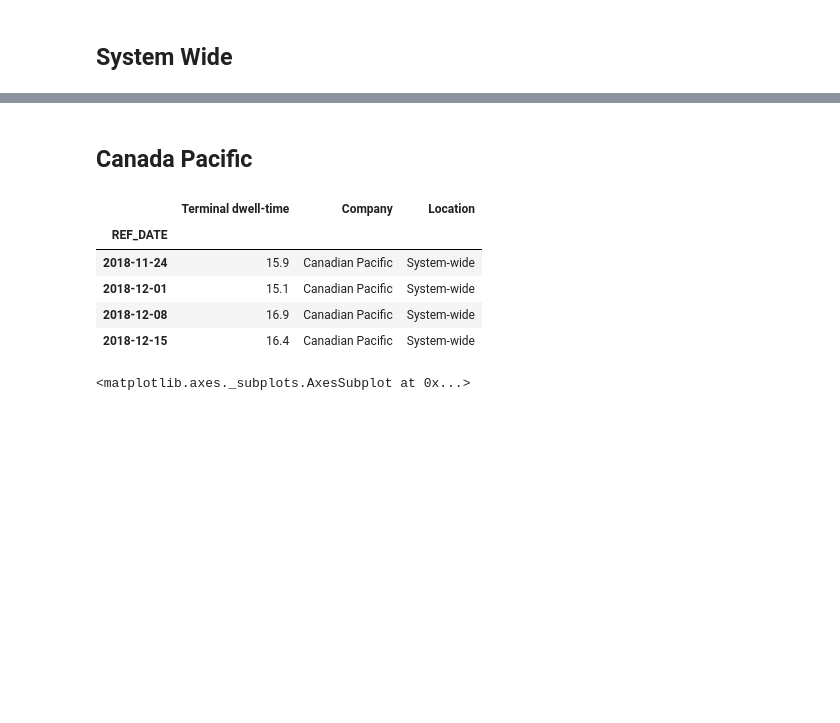
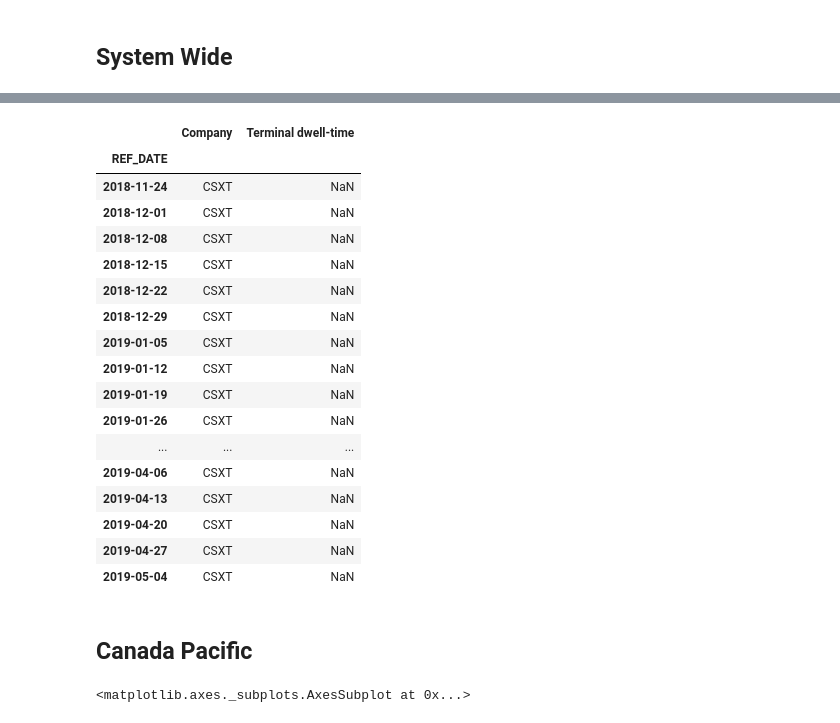
Before and after one commit to ocan-data/OpenCanadaData, a Jupyter notebook: notebooks/examples/RailPerformance.ipynb, the cells around one changed output, grey strips where cells are left out. Saved outputs shown, nothing was run; the diff lists cells and outputs as text; code cells hidden in the pictures; blank space fills up the shorter version.

```diff
--- a/notebooks/examples/RailPerformance.ipynb
+++ b/notebooks/examples/RailPerformance.ipynb
@@ -85,15 +166,26 @@ rail_system_wide.head(20)
+# %%
+by_company.query("Company == 'CSXT'")
+# %% [output]
+|  | Company | Terminal dwell-time |
+| REF_DATE |  |  |
+| 2018-11-24 | CSXT | NaN |
+| 2018-12-01 | CSXT | NaN |
+| 2018-12-08 | CSXT | NaN |
+| 2018-12-15 | CSXT | NaN |
+| 2018-12-22 | CSXT | NaN |
+| 2018-12-29 | CSXT | NaN |
+| 2019-01-05 | CSXT | NaN |
+| 2019-01-12 | CSXT | NaN |
+| 2019-01-19 | CSXT | NaN |
+| 2019-01-26 | CSXT | NaN |
+| ... | ... | ... |
+| 2019-04-06 | CSXT | NaN |
+| 2019-04-13 | CSXT | NaN |
+| 2019-04-20 | CSXT | NaN |
+| 2019-04-27 | CSXT | NaN |
+| 2019-05-04 | CSXT | NaN |
 # %% [markdown]
 ## Canada Pacific
-# %%
-cp_system_wide = rail_system_wide.query("Company =='Canadian Pacific'")
-cp_system_wide.head(4)
-# %% [output]
-|  | Terminal dwell-time | Company | Location |
-| REF_DATE |  |  |  |
-| 2018-11-24 | 15.9 | Canadian Pacific | System-wide |
-| 2018-12-01 | 15.1 | Canadian Pacific | System-wide |
-| 2018-12-08 | 16.9 | Canadian Pacific | System-wide |
-| 2018-12-15 | 16.4 | Canadian Pacific | System-wide |
 # %%
 cp_system_wide.plot()
 # %% [output]
```
Also changed, not shown: parts of 47 cells of this notebook, 2 other files.
